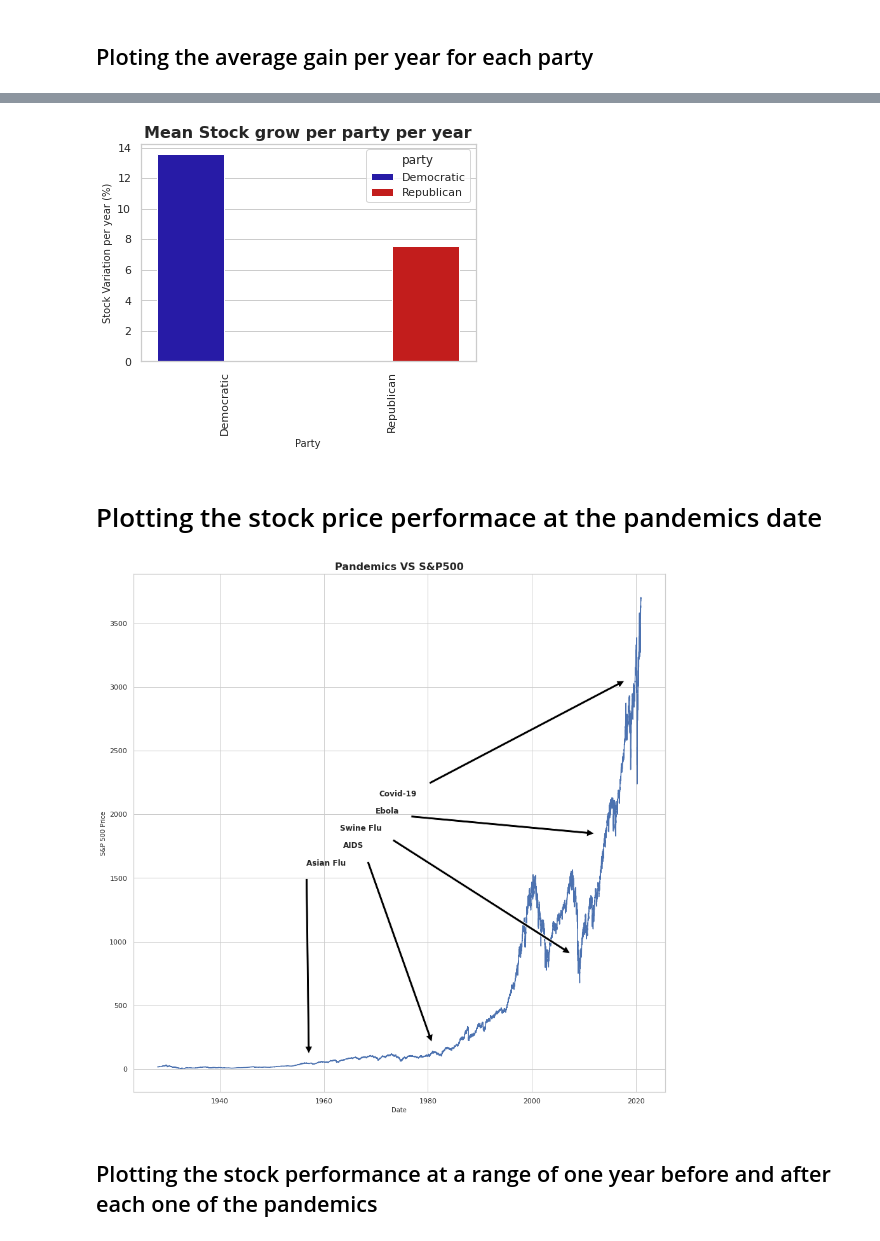
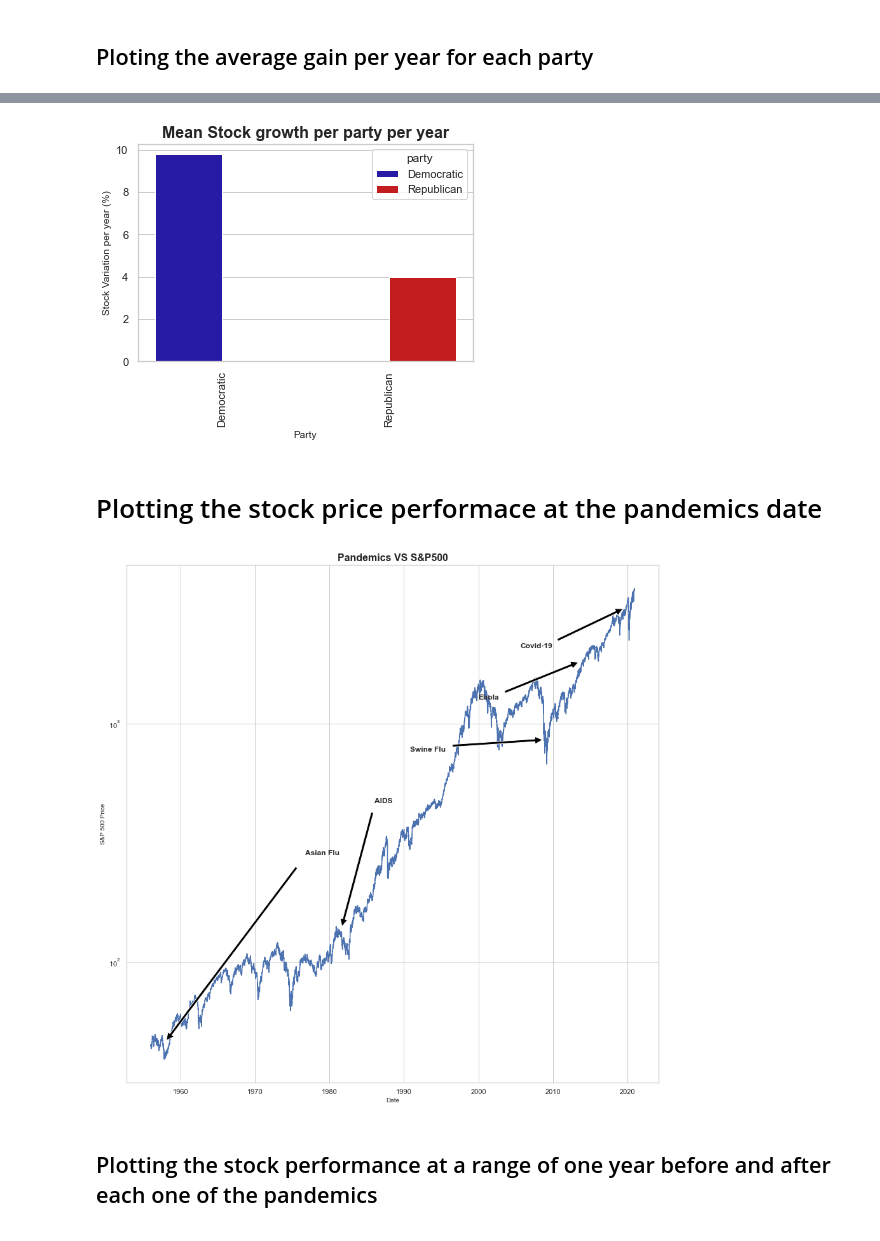
Before and after one commit to jairNeto/stocks_prices_medium, a Jupyter notebook: Udacity_stock.ipynb, the cells around one changed output, grey strips where cells are left out. Drawn from its saved outputs; the diff is of its cells as text; code cells hidden in the pictures.

```diff
--- a/Udacity_stock.ipynb
+++ b/Udacity_stock.ipynb
@@ -159,0 +199,7 @@ ax;
+# %%
+palette ={'Democratic': '#1404BD', 'Republican': '#DE0100'}
+sns.set_theme(style='whitegrid')
+ax = sns.barplot(x='name', y='growth_per_year', hue='party', data=presidential_data, palette=palette)
+plt.setp(ax.get_xticklabels(), rotation=90)
+formatting_axis(ax, 'Stock growth per term per year', 'President Name', 'Stock Variation (%)')
+ax;
@@ -165,6 +211,8 @@ presidential_data['legislation_time_day'] = (presidential_data['end'] - presiden
 presidential_data_grouped = presidential_data.groupby(['party']).agg({'stocks_result':'sum', 'legislation_time_day': 'sum'}).reset_index()
 presidential_data_grouped['legislation_time_year'] = presidential_data_grouped['legislation_time_day'] / 365.25
 presidential_data_grouped['stock_grow_per_year'] = presidential_data_grouped['stocks_result'] / presidential_data_grouped['legislation_time_year']
+inflation = 3.44
+presidential_data_grouped['stock_grow_per_year_inflation_adjusted'] = (((100 + presidential_data_grouped['stock_grow_per_year']) / (100 + inflation)) - 1) * 100
 # %% [markdown]
 ## Ploting the average gain per year for each party
 # %%
@@ -176,12 +224,12 @@ presidential_data_grouped
 # %%
 palette ={'Democratic': '#1404BD', 'Republican': '#DE0100'}
 sns.set_theme(style='whitegrid')
-ax = sns.barplot(x='party', y='stock_grow_per_year', hue='party', data=presidential_data_grouped, palette=palette)
+ax = sns.barplot(x='party', y='stock_grow_per_year_inflation_adjusted', hue='party', data=presidential_data_grouped, palette=palette)
 plt.setp(ax.get_xticklabels(), rotation=90)
-formatting_axis(ax, 'Mean Stock grow per party per year', 'Party', 'Stock Variation per year (%)')
+formatting_axis(ax, 'Mean Stock growth per party per year', 'Party', 'Stock Variation per year (%)')
 ax;
 # %% [output]
-[figure, old version]
+[figure, new version]
 # %%
 def add_annotation(ax, name, data, date, i=0):
     '''
@@ -189,7 +237,7 @@ def add_annotation(ax, name, data, date, i=0):
     '''
     ax.annotate(name,
                 xy=(mdates.date2num(date), data['Close'][date]), xycoords='data',
-                xytext=(i/30 + 0.4, i/30 + 0.45), textcoords='axes fraction',
+                xytext=(i/10 + 0.4, i/10 + 0.45), textcoords='axes fraction',
                 arrowprops=dict(facecolor='black', shrink=0.05),
                 horizontalalignment='right', verticalalignment='top',
                 weight='bold')
@@ -198,31 +246,32 @@ def add_annotation(ax, name, data, date, i=0):
 # %%
 # Create our figure and data we'll use for plotting
 fig, ax = plt.subplots(figsize=(15, 15))
 
 # Plot a line and add some simple annotations
-line, = ax.plot(assets_prices_df.index, assets_prices_df['Close'])
+line, = ax.plot(assets_prices_df["1956-01-01":].index, assets_prices_df["1956-01-01":]['Close'])
+ax.set_yscale('log')
 
 asian_flu_date = datetime.datetime(1957, 2, 11)
 asian_flu = 'Asian Flu'
 aids_date = datetime.datetime(1981, 6, 10)
 aids = 'AIDS'
 swine_flu_date = datetime.datetime(2009, 4, 13)
 swine_flu = 'Swine Flu'
 ebola_date = datetime.datetime(2013, 12, 26)
 ebola = 'Ebola'
 covid_date = datetime.datetime(2019, 12, 3)
 covid = 'Covid-19'
 pandemic_dates = [asian_flu_date, aids_date,
                   swine_flu_date, ebola_date, covid_date]
 pandemic_names = [asian_flu, aids, swine_flu, ebola, covid]
 
 for i, name in enumerate(pandemic_names):
     add_annotation(ax, name, assets_prices_df, pandemic_dates[i], i)
 
 formatting_axis(ax, 'Pandemics VS S&P500', 'Date', 'S&P 500 Price')
 plt.show();
 # %% [output]
-[figure, old version]
+[figure, new version]
 # %% [markdown]
 ## Plotting the stock performance at a range of one year before and after each one of the pandemics
 # %%
```
Also changed, not shown: parts of 19 cells of this notebook, 2 other files.
